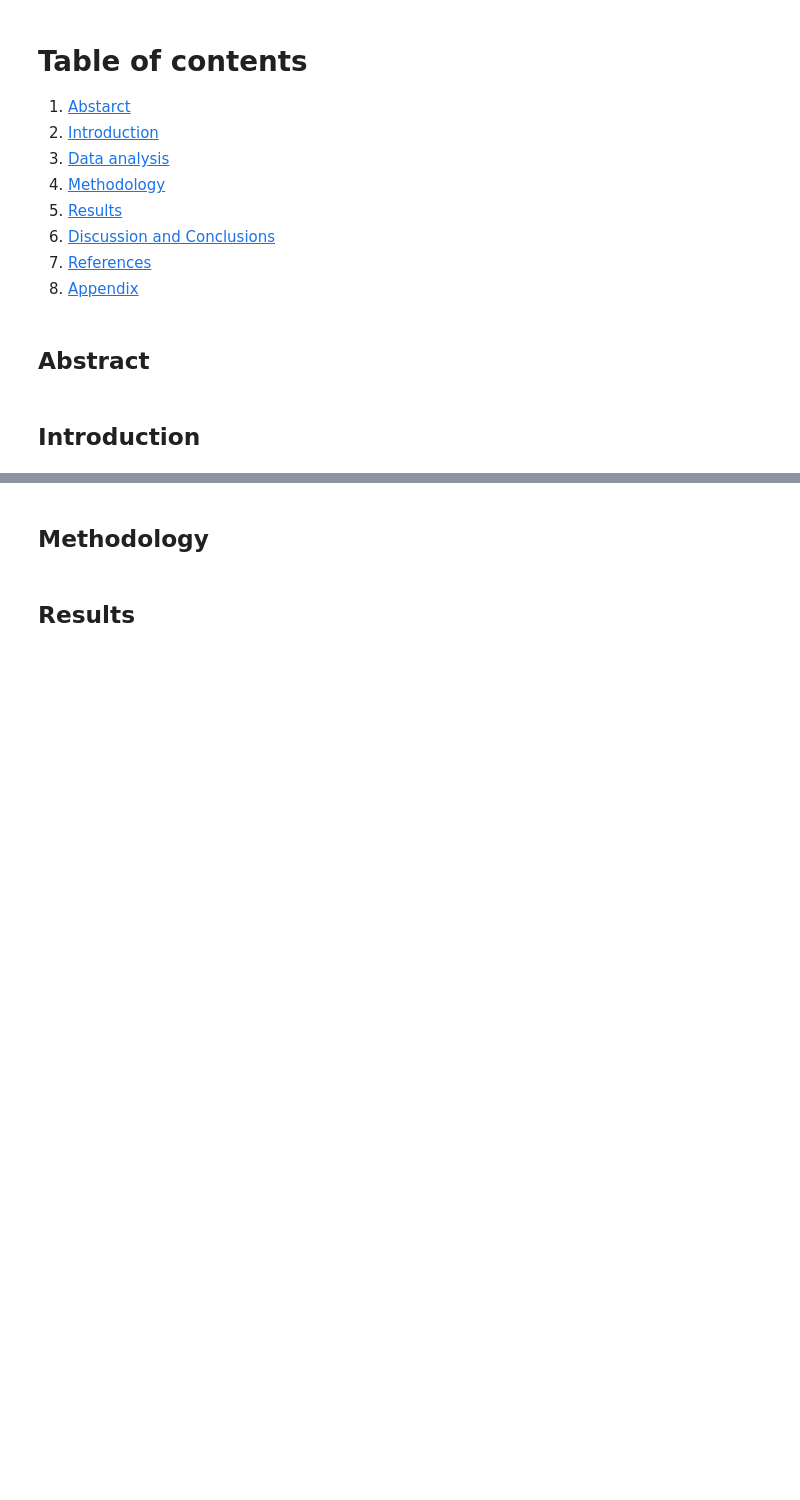
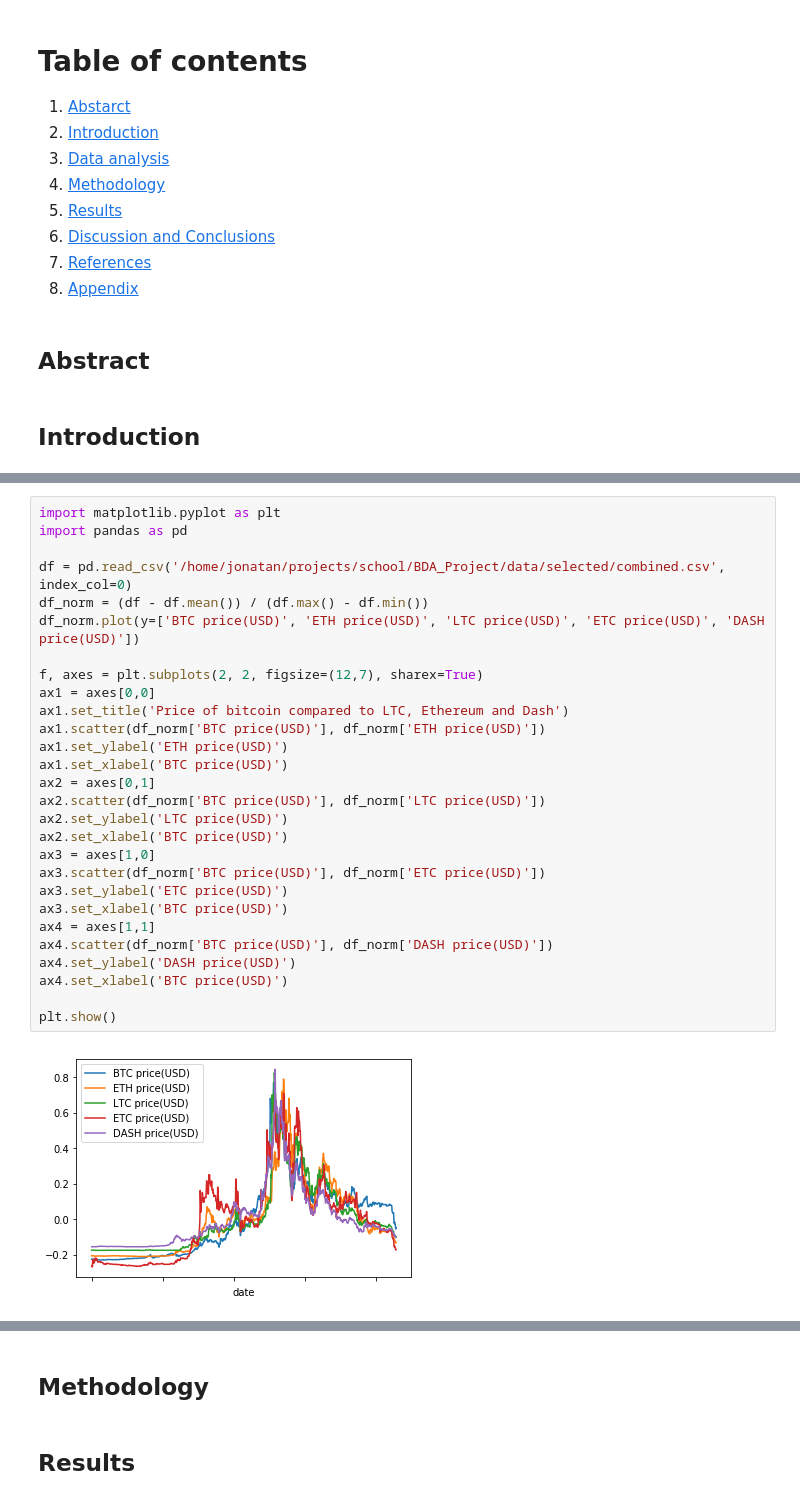
Before and after one commit to cell2749/BDA_Project, a Jupyter notebook: Report.ipynb, the cells around one changed output, grey strips where cells are left out. Cells and saved outputs as stored; diff of their text form; blank space fills up the shorter version.

Commit message:
Added some vizualisations and edited header of data

```diff
--- a/Report.ipynb
+++ b/Report.ipynb
@@ -37,0 +40,30 @@ Limiting the time frame of the data to between the 24th July 2016 and 26th Novem
+# %%
+import matplotlib.pyplot as plt
+import pandas as pd
+
+df = pd.read_csv('/home/jonatan/projects/school/BDA_Project/data/selected/combined.csv', index_col=0)
+df_norm = (df - df.mean()) / (df.max() - df.min())
+df_norm.plot(y=['BTC price(USD)', 'ETH price(USD)', 'LTC price(USD)', 'ETC price(USD)', 'DASH price(USD)'])
+
+f, axes = plt.subplots(2, 2, figsize=(12,7), sharex=True)
+ax1 = axes[0,0]
+ax1.set_title('Price of bitcoin compared to LTC, Ethereum and Dash')
+ax1.scatter(df_norm['BTC price(USD)'], df_norm['ETH price(USD)'])
+ax1.set_ylabel('ETH price(USD)')
+ax1.set_xlabel('BTC price(USD)')
+ax2 = axes[0,1]
+ax2.scatter(df_norm['BTC price(USD)'], df_norm['LTC price(USD)'])
+ax2.set_ylabel('LTC price(USD)')
+ax2.set_xlabel('BTC price(USD)')
+ax3 = axes[1,0]
+ax3.scatter(df_norm['BTC price(USD)'], df_norm['ETC price(USD)'])
+ax3.set_ylabel('ETC price(USD)')
+ax3.set_xlabel('BTC price(USD)')
+ax4 = axes[1,1]
+ax4.scatter(df_norm['BTC price(USD)'], df_norm['DASH price(USD)'])
+ax4.set_ylabel('DASH price(USD)')
+ax4.set_xlabel('BTC price(USD)')
+
+plt.show()
+# %% [output]
+[figure, added]
```
Also changed, not shown: parts of 2 cells of this notebook, 1 other file.
